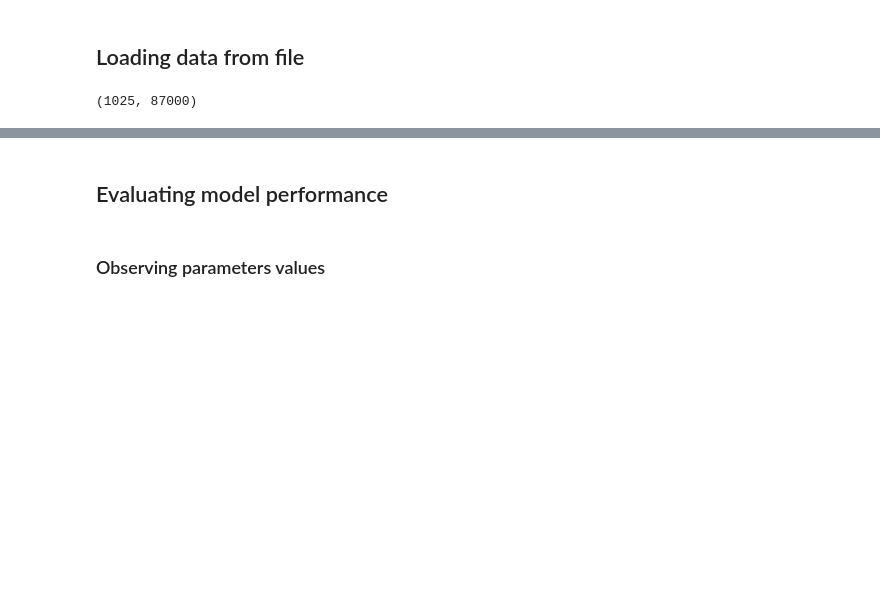
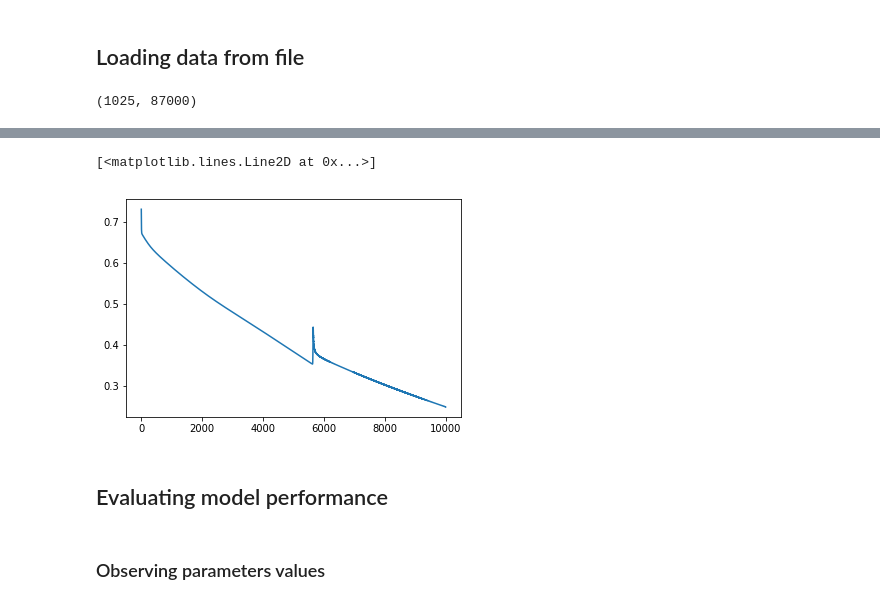
Before and after one commit to emiliepicardcantin/NeuralNetwork, a Jupyter notebook: Code/ASL images classification.ipynb, the cells around one changed output, grey strips where cells are left out. Cells and saved outputs as stored; diff of their text form; code cells hidden in the pictures; blank space fills up the shorter version.

```diff
--- a/Code/ASL images classification.ipynb
+++ b/Code/ASL images classification.ipynb
@@ -74,8 +73,10 @@ print(examples.shape)
 # %%
 # Shuffling examples
 import numpy
-examples_subset = examples[:,:6000]
+column_subset = list(range(2000))+list(range(3000,3700))+list(range(6000,6700))+list(range(9000,9700))+list(range(12000,12700))
+examples_subset = examples[:,column_subset]
 perm = numpy.random.permutation(examples_subset.shape[1])
 shuffled_examples = examples_subset[:, perm]
-print("Examples shuffled")
+shuffled_examples = shuffled_examples[:,:10000]
+print("Examples shuffled : "+str(shuffled_examples.shape))
 # %% [output]
@@ -94,0 +84,11 @@ Y_train : (1, 6000)
+# %%
+# We normalize the data.
+X_train = shuffled_examples[1:,:] / 255
+print("X_train : "+str(X_train.shape))
+Y_train = shuffled_examples[:1, :]
+print("Y_train : "+str(Y_train.shape))
+
+# Classifying A or not A (class 0)
+Y_binary = (Y_train == 0) * 1
+print("Number of positive examples : "+str(numpy.sum(Y_binary)))
+print("Number of negative examples : "+str(numpy.sum(1-Y_binary)))
@@ -97,14 +102,13 @@ Y_train : (1, 6000)
 
 import classification as CL
 
-# Classifying A or not A
-Y_binary = (Y_train == 'A') * 1
-
 num_features = X_train.shape[0]
 num_examples = X_train.shape[1]
 
 # Hyperparameters :
-n_l = [num_features, 10, 10, 10, 1]
+n_l = [num_features, 25, 25, 25, 25 ,1]
 
 # Training model
-parameters = CL.nn_model(X_train, Y_binary, n_l, learning_rate=0.5, num_iterations=10000, print_cost=True)
+parameters, costs = CL.nn_model(
+    X_train, Y_binary, n_l, initialization="xavier", learning_rate=0.002, num_iterations=10000, print_cost=True
+)
@@ -111,3 +127,9 @@ parameters = CL.nn_model(X_train, Y_binary, n_l, learning_rate=0.5, num_iteratio
+# %%
+import matplotlib.pyplot as plt
+plt.plot(costs)
+# %% [output]
+[<matplotlib.lines.Line2D at 0x...>]
+[figure, added]
 # %% [markdown]
 ## Evaluating model performance
 # %% [markdown]
```
Also changed, not shown: parts of 13 cells of this notebook, 2 other files.
